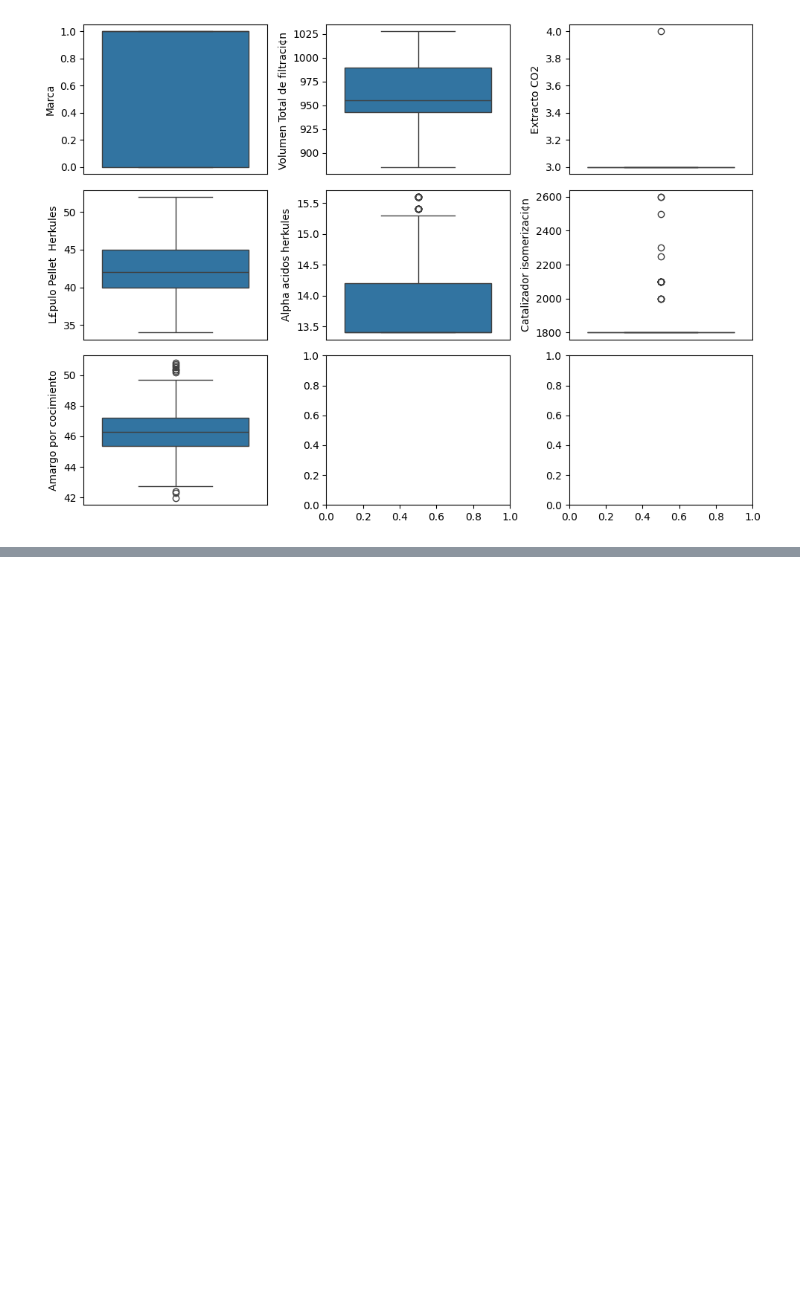
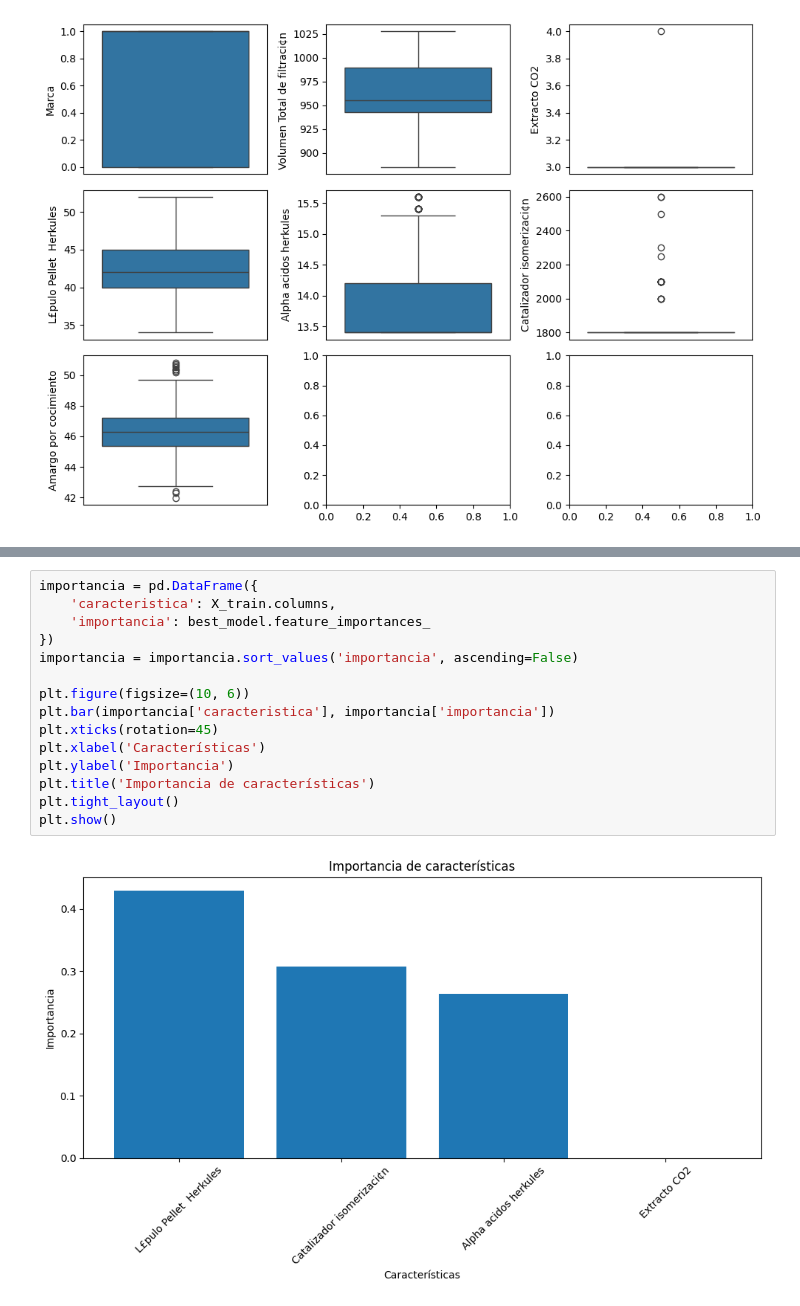
Before and after one commit to 19Juan/Bitterness, a Jupyter notebook: src/XGBoost.ipynb, the cells around one changed output, grey strips where cells are left out. Saved outputs shown, nothing was run; the diff lists cells and outputs as text; blank space fills up the shorter version.

```diff
--- a/src/explore.ipynb
+++ b/src/XGBoost.ipynb
@@ -406,0 +435,17 @@ RMSE: 1.4010920828664524
+# %%
+importancia = pd.DataFrame({
+    'caracteristica': X_train.columns,
+    'importancia': best_model.feature_importances_
+})
+importancia = importancia.sort_values('importancia', ascending=False)
+
+plt.figure(figsize=(10, 6))
+plt.bar(importancia['caracteristica'], importancia['importancia'])
+plt.xticks(rotation=45)
+plt.xlabel('Características')
+plt.ylabel('Importancia')
+plt.title('Importancia de características')
+plt.tight_layout()
+plt.show()
+# %% [output]
+[figure, added]
```
Also changed, not shown: parts of 11 cells of this notebook, 2 other files.
